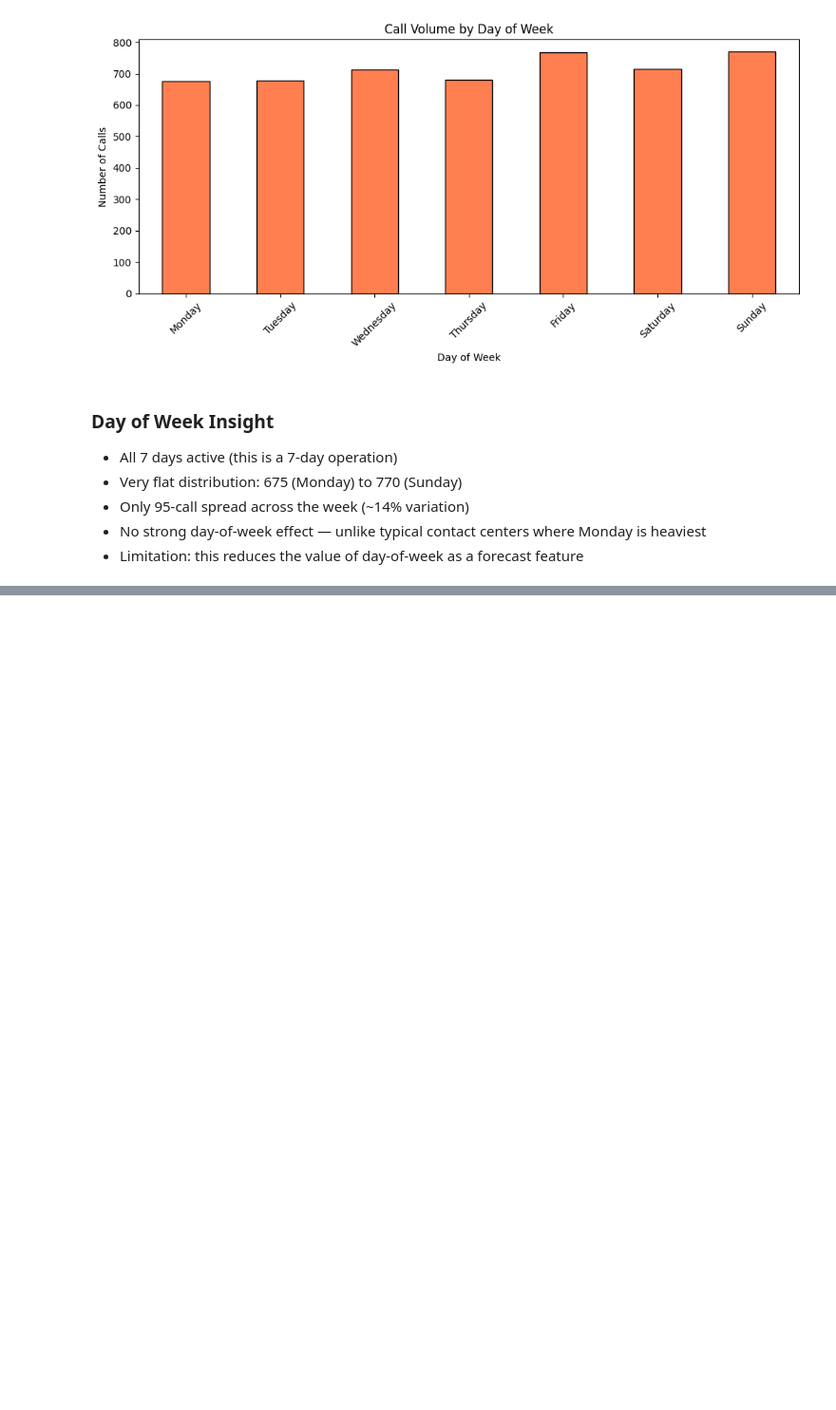
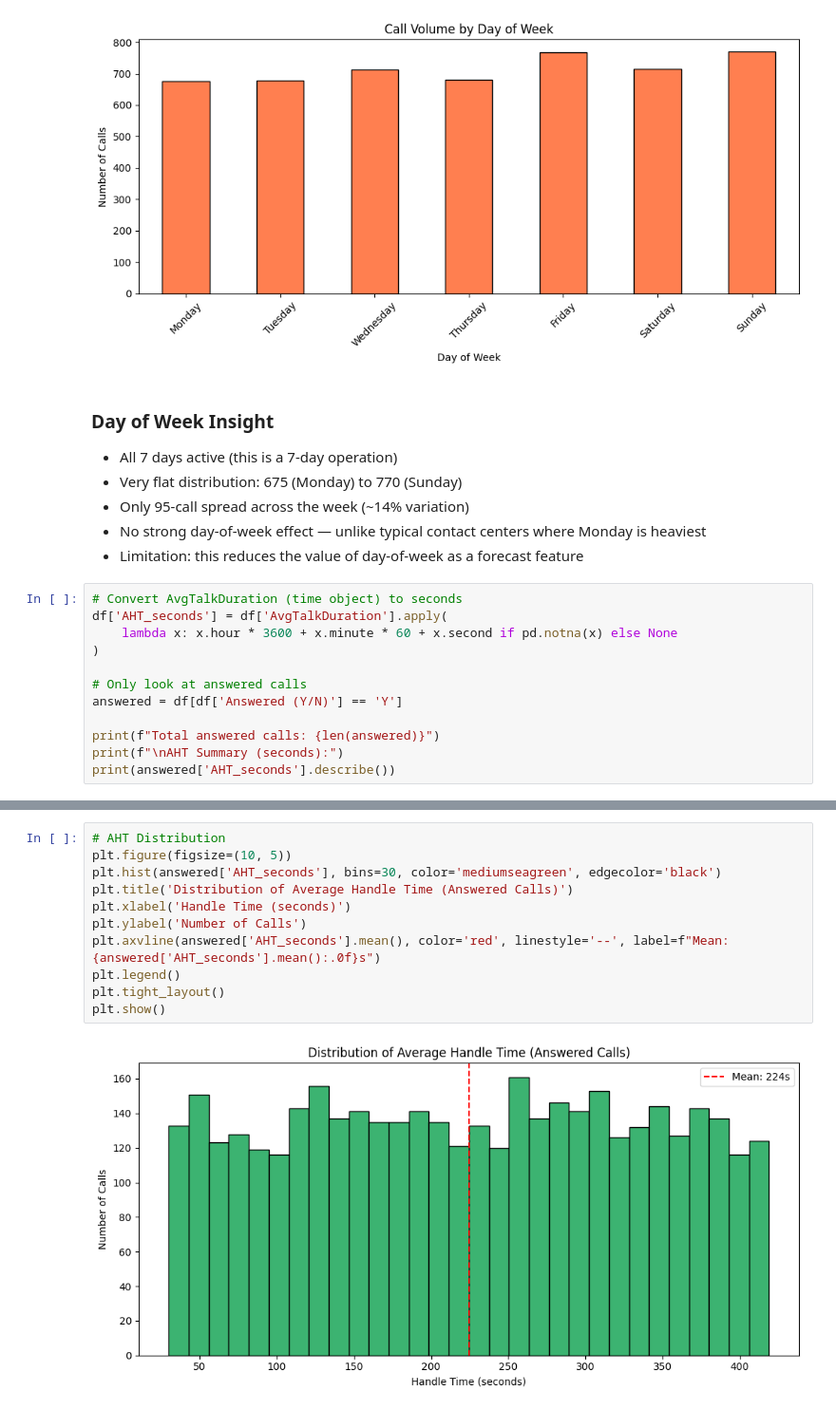
Before and after one commit to sauravjaglan-byte/wfm-forecasting-dashboard, a Jupyter notebook: notebooks/01_eda.ipynb, the cells around one changed output, grey strips where cells are left out. Shown at 95% size. Drawn from its saved outputs; the diff is of its cells as text; blank space fills up the shorter version.

```diff
--- a/notebooks/01_eda.ipynb
+++ b/notebooks/01_eda.ipynb
@@ -108,3 +108,15 @@ plt.show()
 - Only 95-call spread across the week (~14% variation)
 - No strong day-of-week effect — unlike typical contact centers where Monday is heaviest
 - Limitation: this reduces the value of day-of-week as a forecast feature
+# %%
+# Convert AvgTalkDuration (time object) to seconds
+df['AHT_seconds'] = df['AvgTalkDuration'].apply(
+    lambda x: x.hour * 3600 + x.minute * 60 + x.second if pd.notna(x) else None
+)
+
+# Only look at answered calls
+answered = df[df['Answered (Y/N)'] == 'Y']
+
+print(f"Total answered calls: {len(answered)}")
+print(f"\nAHT Summary (seconds):")
+print(answered['AHT_seconds'].describe())
@@ -110,0 +136,13 @@ plt.show()
+# %%
+# AHT Distribution
+plt.figure(figsize=(10, 5))
+plt.hist(answered['AHT_seconds'], bins=30, color='mediumseagreen', edgecolor='black')
+plt.title('Distribution of Average Handle Time (Answered Calls)')
+plt.xlabel('Handle Time (seconds)')
+plt.ylabel('Number of Calls')
+plt.axvline(answered['AHT_seconds'].mean(), color='red', linestyle='--', label=f"Mean: {answered['AHT_seconds'].mean():.0f}s")
+plt.legend()
+plt.tight_layout()
+plt.show()
+# %% [output]
+[figure, added]
```
Also changed, not shown: parts of 10 cells of this notebook.
